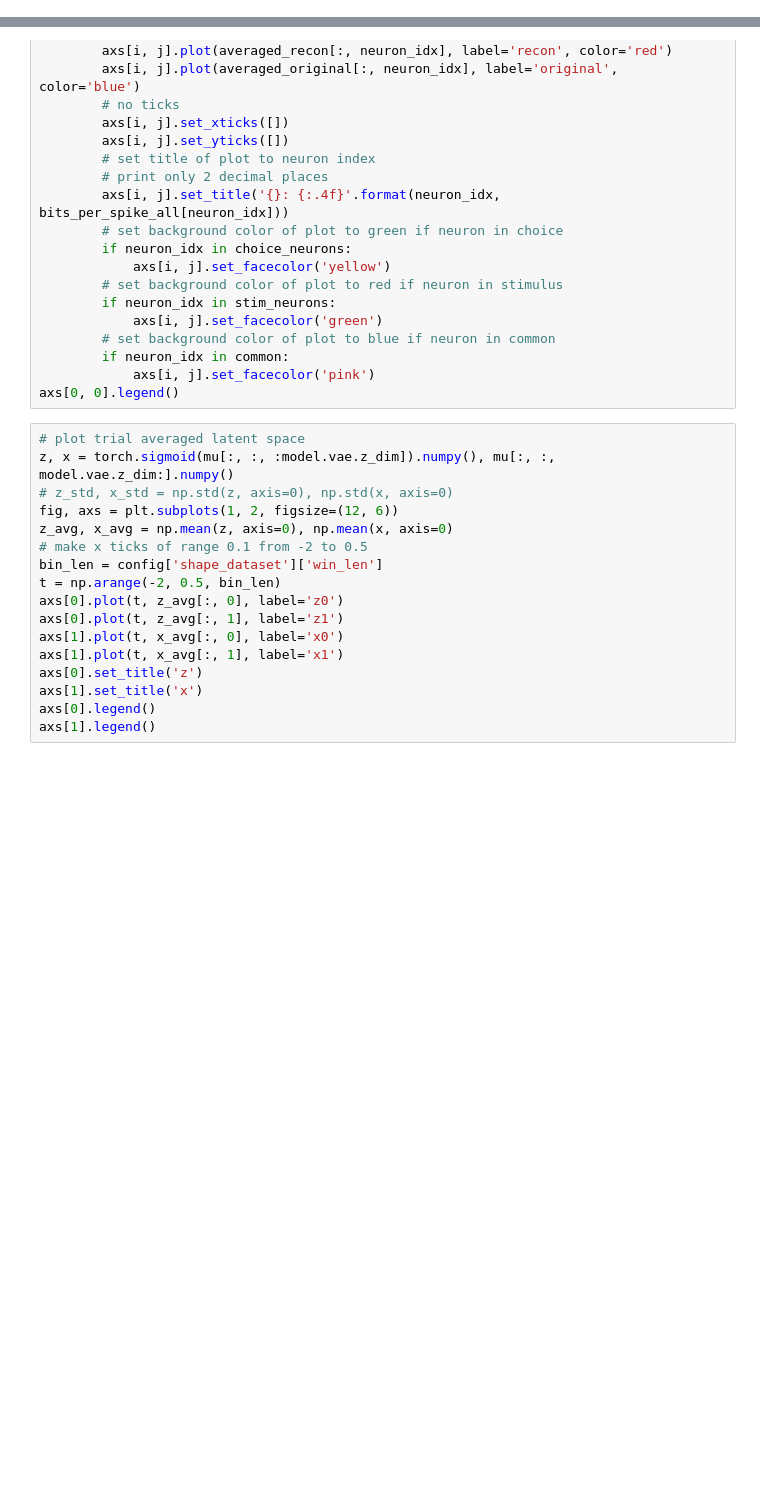
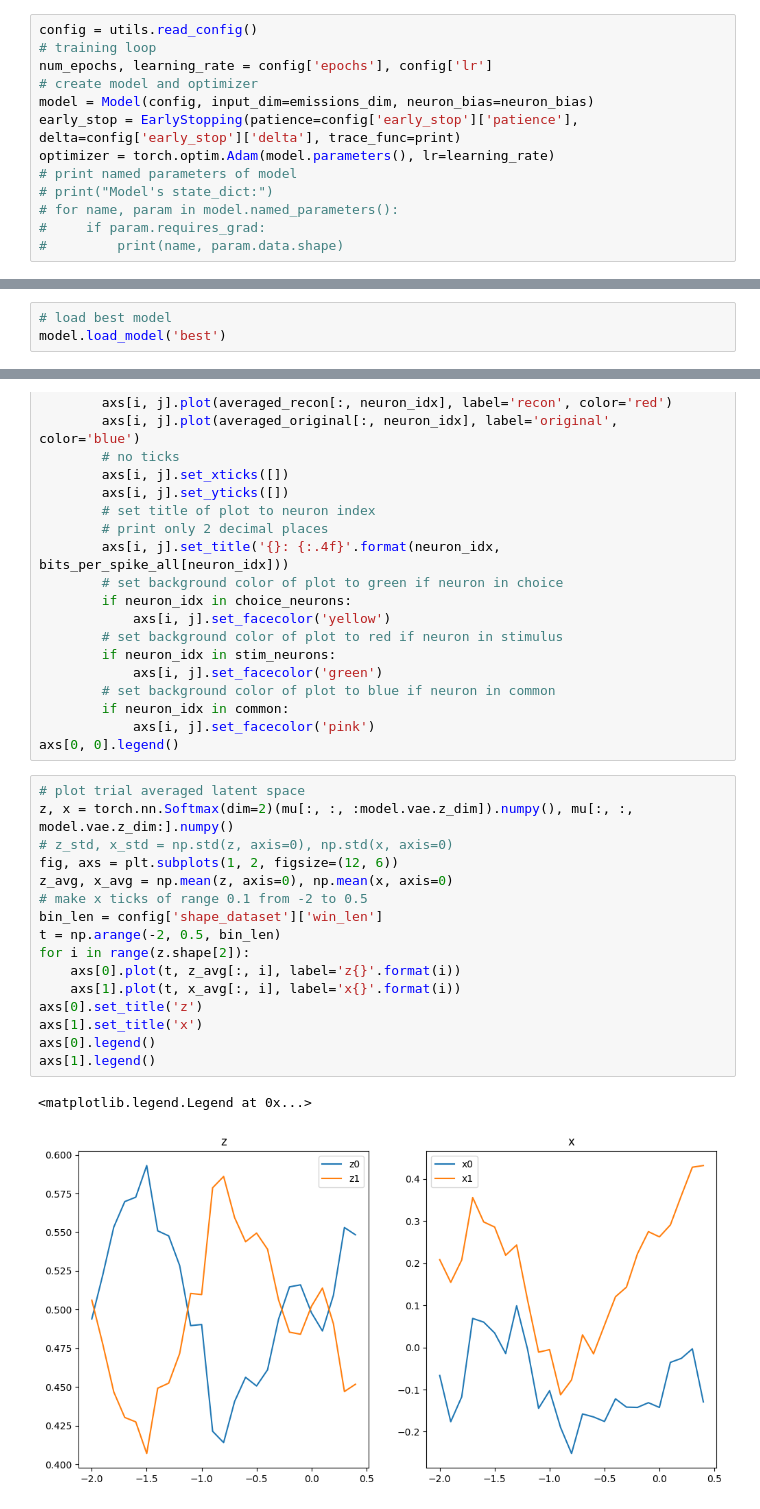
Before and after one commit to methi1999/switching_subspace, a Jupyter notebook: sup.ipynb, the cells around one changed output, grey strips where cells are left out. Drawn from its saved outputs; the diff is of its cells as text; blank space fills up the shorter version.

```diff
--- a/sup.ipynb
+++ b/sup.ipynb
@@ -80,3 +73,16 @@ def test(model, test_loader):
             test_loss += np.array(loss_l)
     # divide loss by total number of samples in dataloader
     return test_loss/len(test_loader)
+# %%
+config = utils.read_config()
+# training loop
+num_epochs, learning_rate = config['epochs'], config['lr']
+# create model and optimizer
+model = Model(config, input_dim=emissions_dim, neuron_bias=neuron_bias)
+early_stop = EarlyStopping(patience=config['early_stop']['patience'], delta=config['early_stop']['delta'], trace_func=print)
+optimizer = torch.optim.Adam(model.parameters(), lr=learning_rate)
+# print named parameters of model
+# print("Model's state_dict:")
+# for name, param in model.named_parameters():
+#     if param.requires_grad:
+#         print(name, param.data.shape)
@@ -119,3 +127,6 @@ def train(model, val_loader):
 
 # train model
 min_test_loss = train(model, test_loader)
+# %%
+# load best model
+model.load_model('best')
@@ -184,19 +202,21 @@ for i in range(5):
 axs[0, 0].legend()
 # %%
 # plot trial averaged latent space
-z, x = torch.sigmoid(mu[:, :, :model.vae.z_dim]).numpy(), mu[:, :, model.vae.z_dim:].numpy()
+z, x = torch.nn.Softmax(dim=2)(mu[:, :, :model.vae.z_dim]).numpy(), mu[:, :, model.vae.z_dim:].numpy()
 # z_std, x_std = np.std(z, axis=0), np.std(x, axis=0)
 fig, axs = plt.subplots(1, 2, figsize=(12, 6))
 z_avg, x_avg = np.mean(z, axis=0), np.mean(x, axis=0)
 # make x ticks of range 0.1 from -2 to 0.5
 bin_len = config['shape_dataset']['win_len']
 t = np.arange(-2, 0.5, bin_len)
-axs[0].plot(t, z_avg[:, 0], label='z0')
-axs[0].plot(t, z_avg[:, 1], label='z1')
-axs[1].plot(t, x_avg[:, 0], label='x0')
-axs[1].plot(t, x_avg[:, 1], label='x1')
+for i in range(z.shape[2]):
+    axs[0].plot(t, z_avg[:, i], label='z{}'.format(i))
+    axs[1].plot(t, x_avg[:, i], label='x{}'.format(i))
 axs[0].set_title('z')
 axs[1].set_title('x')
 axs[0].legend()
 axs[1].legend()
+# %% [output]
+<matplotlib.legend.Legend at 0x...>
+[figure, added]
 # %%
```
Also changed, not shown: parts of 13 cells of this notebook, 6 other files.
